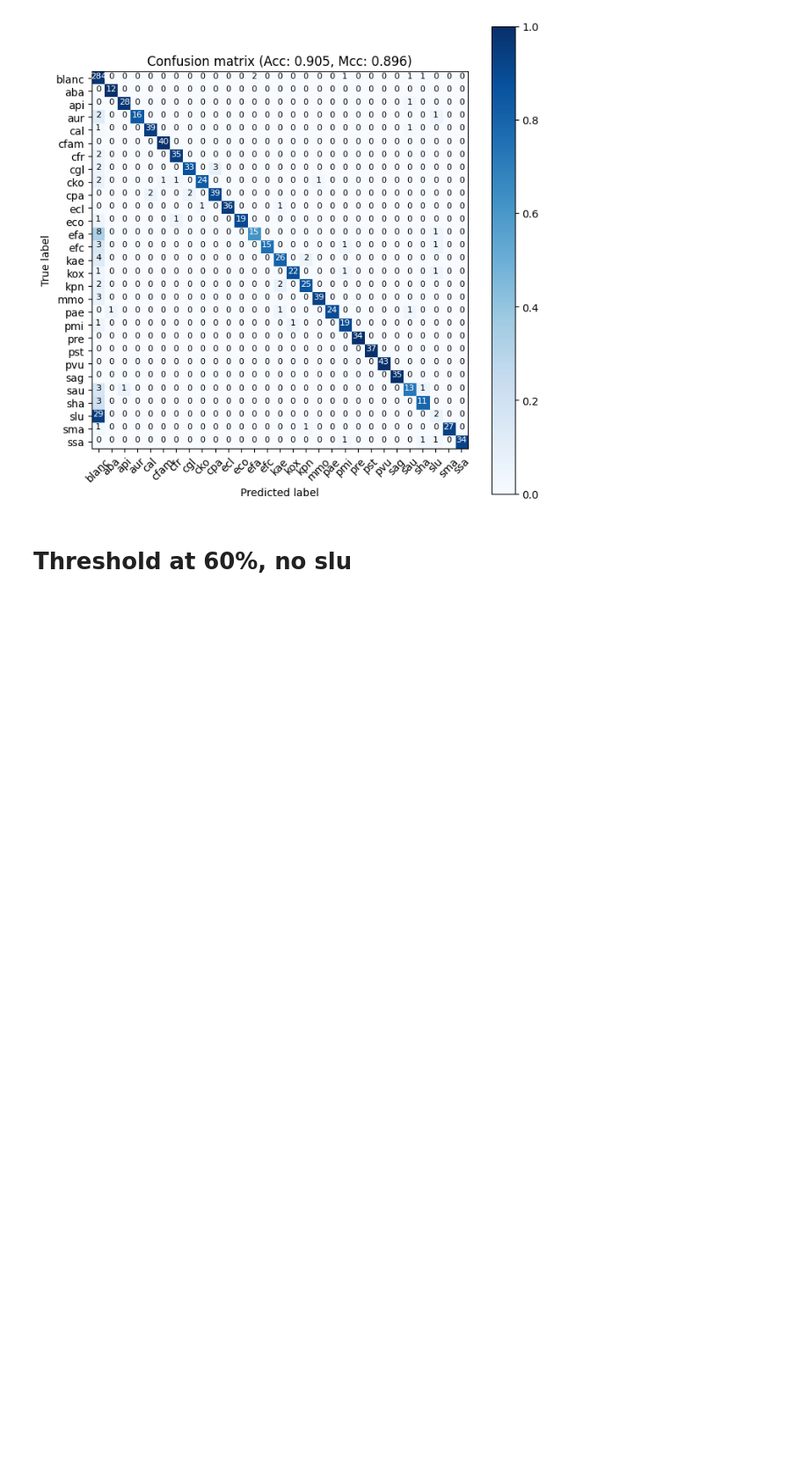
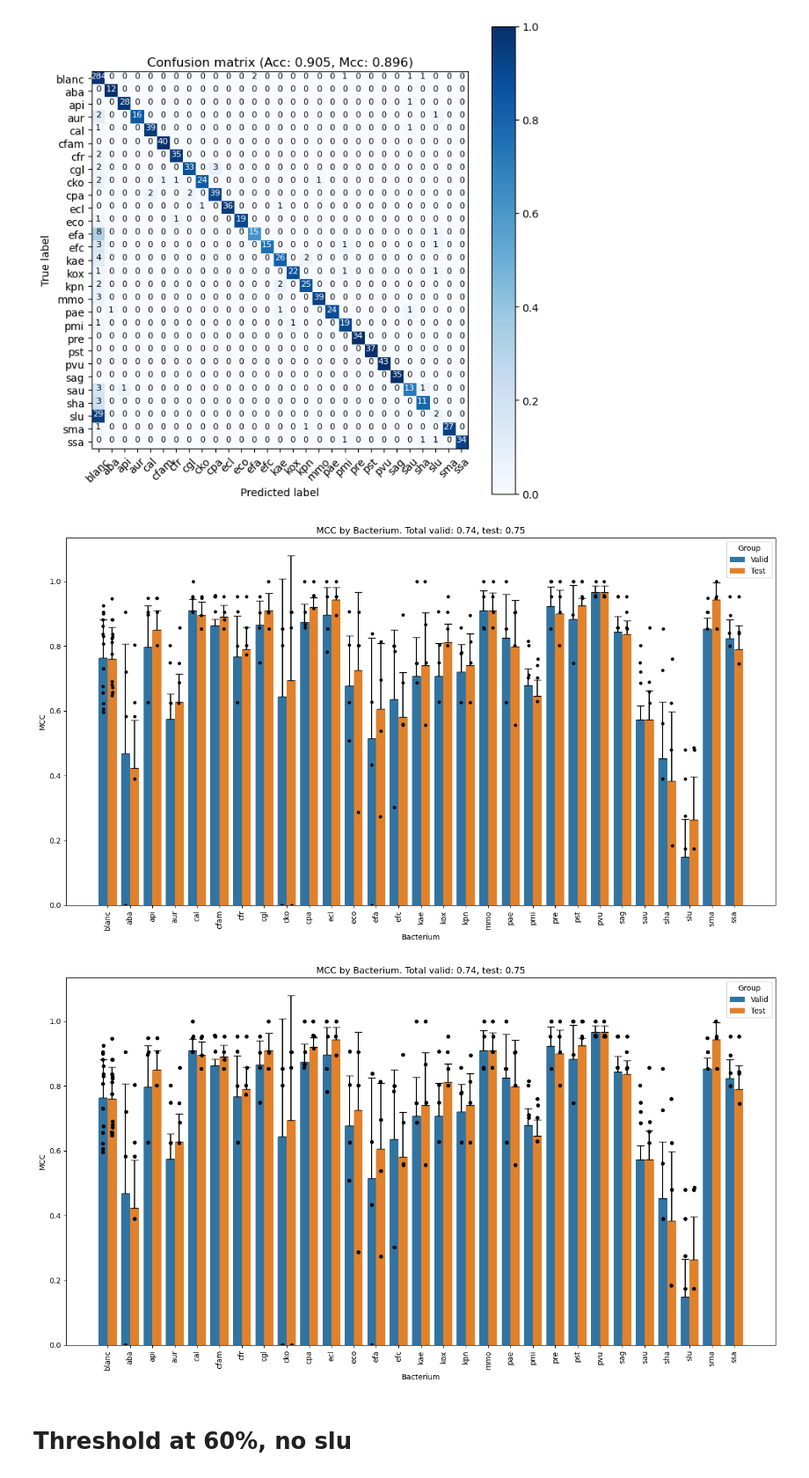
Before and after one commit to spell00/MSML3, a Jupyter notebook: notebooks/cm_different_confidance_threshold.ipynb, the cells around one changed output. Shown at 88% size. Drawn from its saved outputs; the diff is of its cells as text; code cells hidden in the pictures; blank space fills up the shorter version.

```diff
--- a/notebooks/cm_different_confidance_threshold.ipynb
+++ b/notebooks/cm_different_confidance_threshold.ipynb
@@ -416,6 +503,12 @@ disp = plot_confusion_matrix(cm, unique_labels, acc, mcc)
 plt.show()
 # %% [output]
 [figure]
+# %%
+args.post_analysis = 'threshold60'
+plot_bars(args, unique_labels)
+# %% [output]
+[figure, added]
+[figure, added]
 # %% [markdown]
 # Threshold at 60%, no slu
 # %%
```
Also changed, not shown: parts of 11 cells of this notebook, 1 other file.
